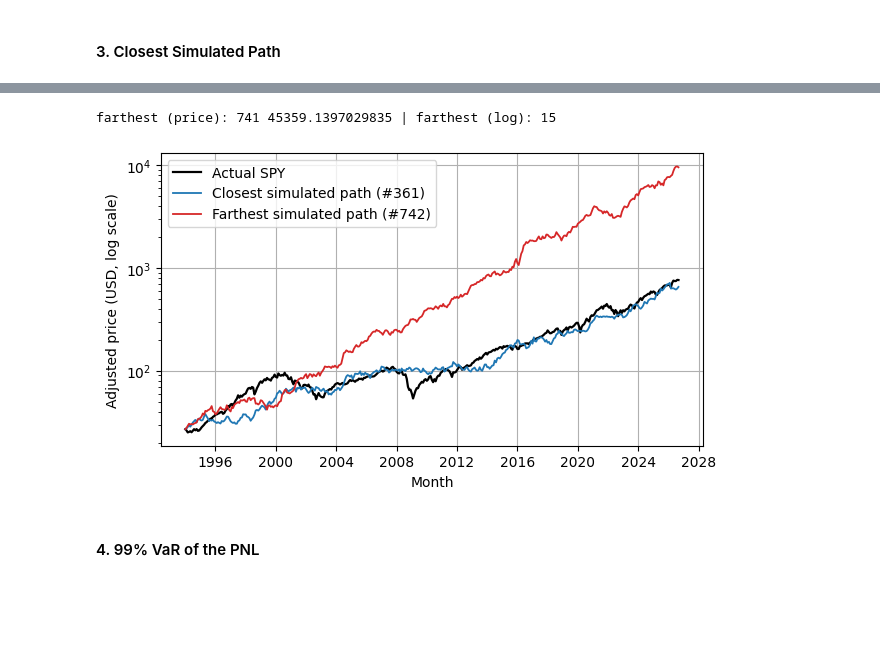
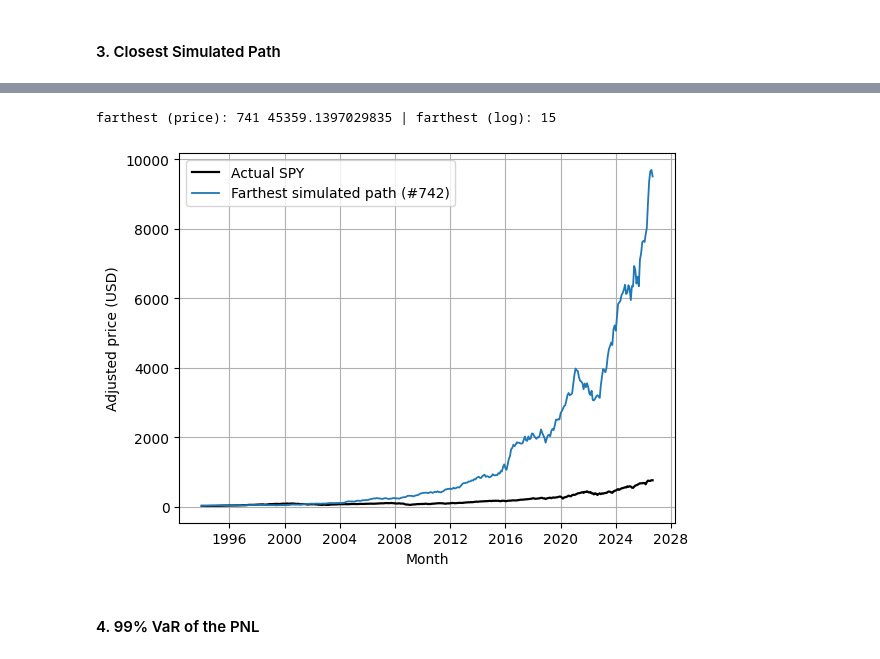
Before and after one commit to ctorello17/FE-535-Project, a Jupyter notebook: project1.ipynb, the cells around one changed output, grey strips where cells are left out. Cells and saved outputs as stored; diff of their text form; code cells hidden in the pictures; blank space fills up the shorter version.

```diff
--- a/project1.ipynb
+++ b/project1.ipynb
@@ -675,17 +674,15 @@ farthest (price): 741 45359.1397029835 | farthest (log): 15 | median dist: 2828.
 # %%
 worst = d2.argmax()
 print("farthest (price):", worst, d2.max(), "| farthest (log):", d2log.argmax())
 
-plt.figure(figsize=(7, 3.8))
+plt.figure()
 plt.plot(s.index, p, "k", lw=1.6, label="Actual SPY")
-plt.plot(s.index, paths[best], lw=1.3, label=f"Closest simulated path (#{best+1})")
-plt.plot(s.index, paths[worst], lw=1.3, color="tab:red", label=f"Farthest simulated path (#{worst+1})")
-plt.yscale("log")
-plt.legend(); plt.grid(True); plt.xlabel("Month"); plt.ylabel("Adjusted price (USD, log scale)")
+plt.plot(s.index, paths[worst], lw=1.3, label=f"Farthest simulated path (#{worst+1})")
+plt.legend(); plt.grid(True); plt.xlabel("Month"); plt.ylabel("Adjusted price (USD)")
 plt.show()
 # %% [output]
 farthest (price): 741 45359.1397029835 | farthest (log): 15
-[figure, old version]
+[figure, new version]
 # %% [markdown]
 #### 4. 99% VaR of the PNL
 # %%
```
Also changed, not shown: parts of 1 cell of this notebook, 1 other file.
